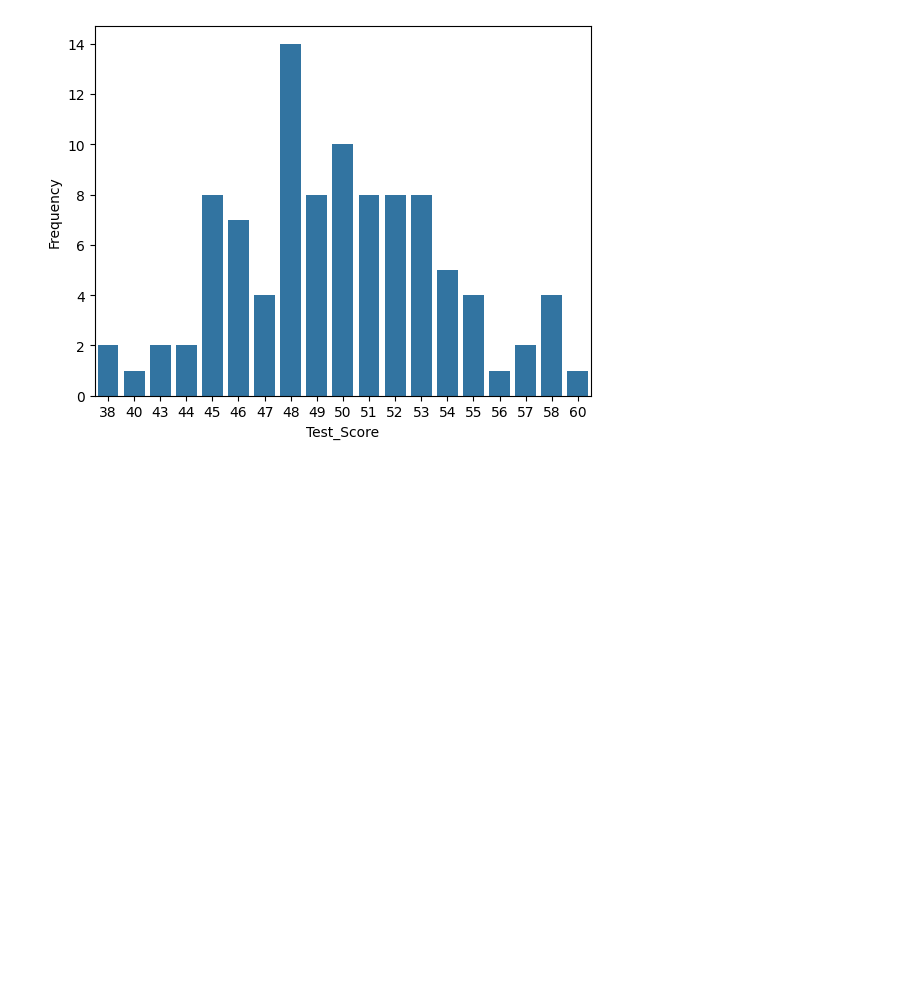
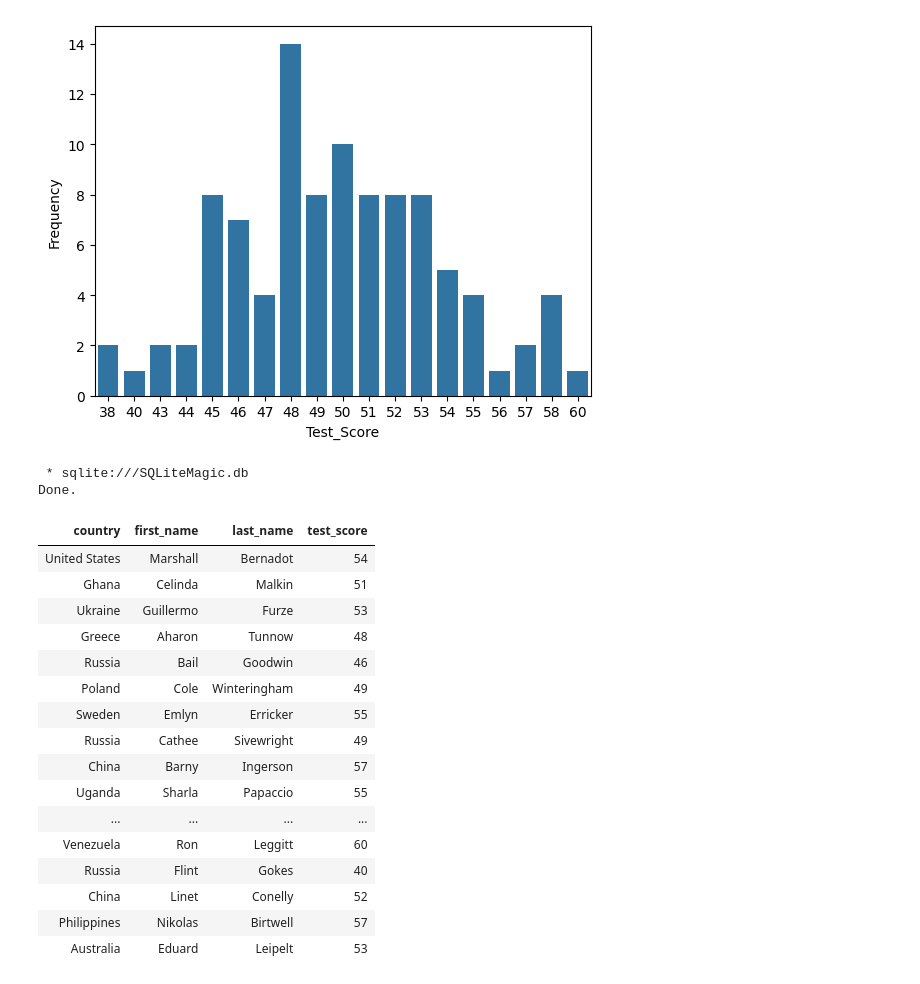
Before and after one commit to Helia-Karisani/SQL-magic, a Jupyter notebook: SQL-magic.ipynb, the cells around one changed output. Saved outputs shown, nothing was run; the diff lists cells and outputs as text; code cells hidden in the pictures; blank space fills up the shorter version.

```diff
--- a/SQL-magic.ipynb
+++ b/SQL-magic.ipynb
@@ -205,3 +205,28 @@ sns.barplot(x='Test_Score', y='Frequency', data=dataframe)
 plt.show()
 # %% [output]
 [figure]
+# %%
+%%sql
+
+
+SELECT country, first_name, last_name, test_score FROM INTERNATIONAL_STUDENT_TEST_SCORES;
+# %% [output]
+ * sqlite:///SQLiteMagic.db
+Done.
+| country | first_name | last_name | test_score |
+| United States | Marshall | Bernadot | 54 |
+| Ghana | Celinda | Malkin | 51 |
+| Ukraine | Guillermo | Furze | 53 |
+| Greece | Aharon | Tunnow | 48 |
+| Russia | Bail | Goodwin | 46 |
+| Poland | Cole | Winteringham | 49 |
+| Sweden | Emlyn | Erricker | 55 |
+| Russia | Cathee | Sivewright | 49 |
+| China | Barny | Ingerson | 57 |
+| Uganda | Sharla | Papaccio | 55 |
+| ... | ... | ... | ... |
+| Venezuela | Ron | Leggitt | 60 |
+| Russia | Flint | Gokes | 40 |
+| China | Linet | Conelly | 52 |
+| Philippines | Nikolas | Birtwell | 57 |
+| Australia | Eduard | Leipelt | 53 |
```
